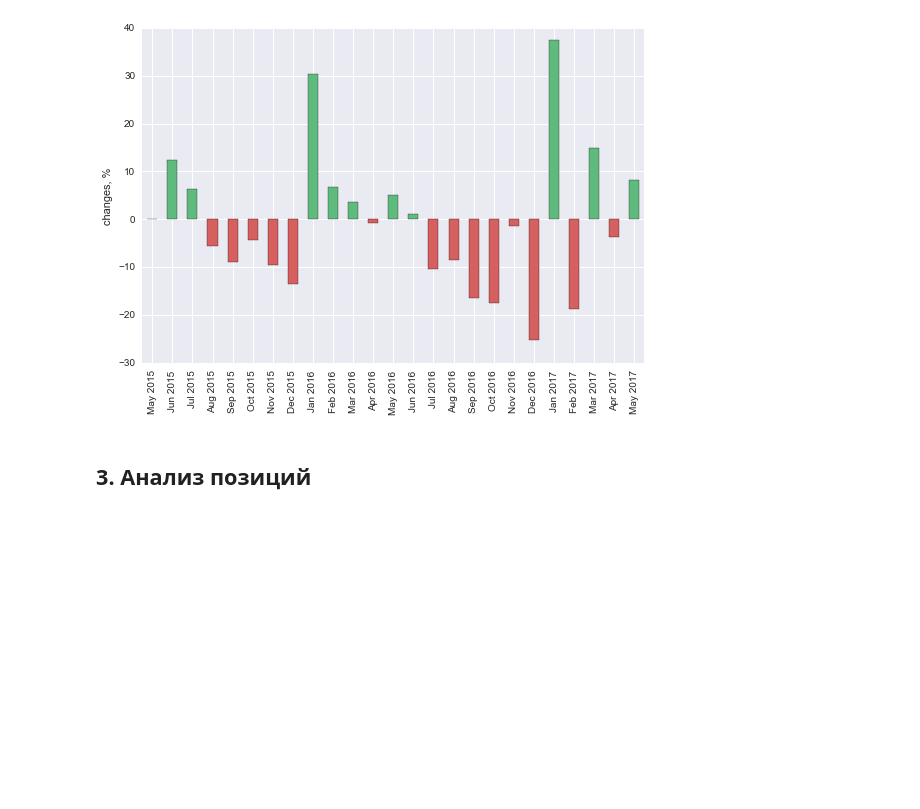
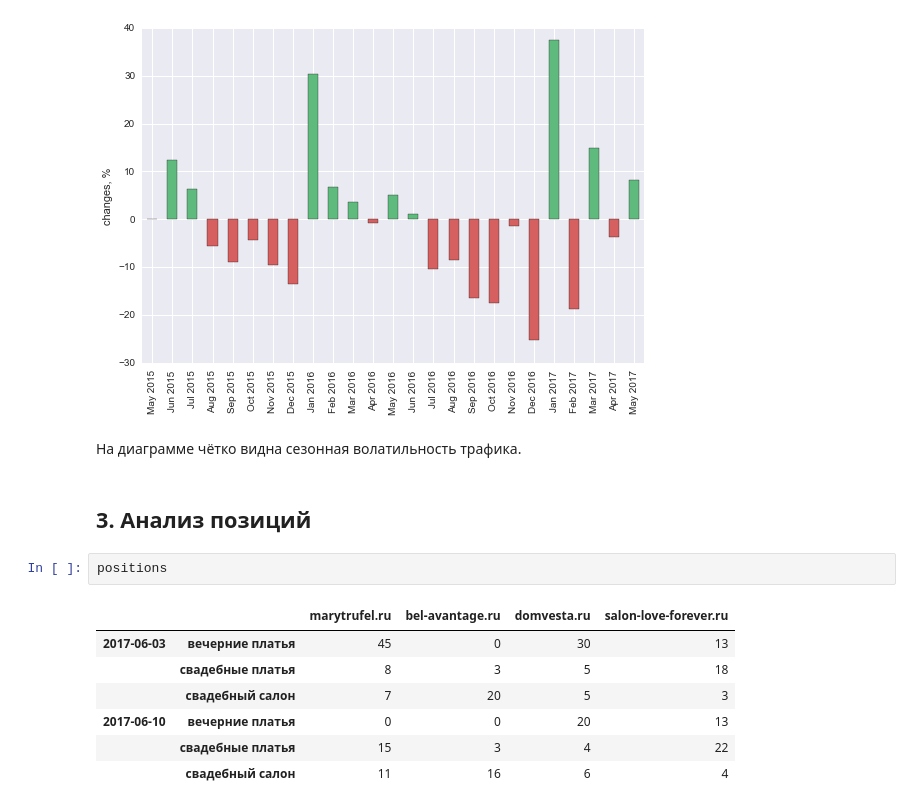
Before and after one commit to salon-love-forever/reports, a Jupyter notebook: slon-love-forever.ru.ipynb, the cells around one changed output. Cells and saved outputs as stored; diff of their text form; blank space fills up the shorter version.

```diff
--- a/slon-love-forever.ru.ipynb
+++ b/slon-love-forever.ru.ipynb
@@ -120,5 +123,17 @@ ax.set_ylabel('changes, %');
 ticks = ax.set_xticklabels(['{:%b %Y}'.format(x) for x in organic.index]);
 # %% [output]
 [figure]
+# %% [markdown]
+На диаграмме чётко видна сезонная волатильность трафика.
 # %% [markdown]
 ## 3. Анализ позиций
+# %%
+positions
+# %% [output]
+|  |  | marytrufel.ru | bel-avantage.ru | domvesta.ru | salon-love-forever.ru |
+| 2017-06-03 | вечерние платья | 45 | 0 | 30 | 13 |
+|  | свадебные платья | 8 | 3 | 5 | 18 |
+|  | свадебный салон | 7 | 20 | 5 | 3 |
+| 2017-06-10 | вечерние платья | 0 | 0 | 20 | 13 |
+|  | свадебные платья | 15 | 3 | 4 | 22 |
+|  | свадебный салон | 11 | 16 | 6 | 4 |
```
Also changed, not shown: parts of 8 cells of this notebook, 1 other file.
